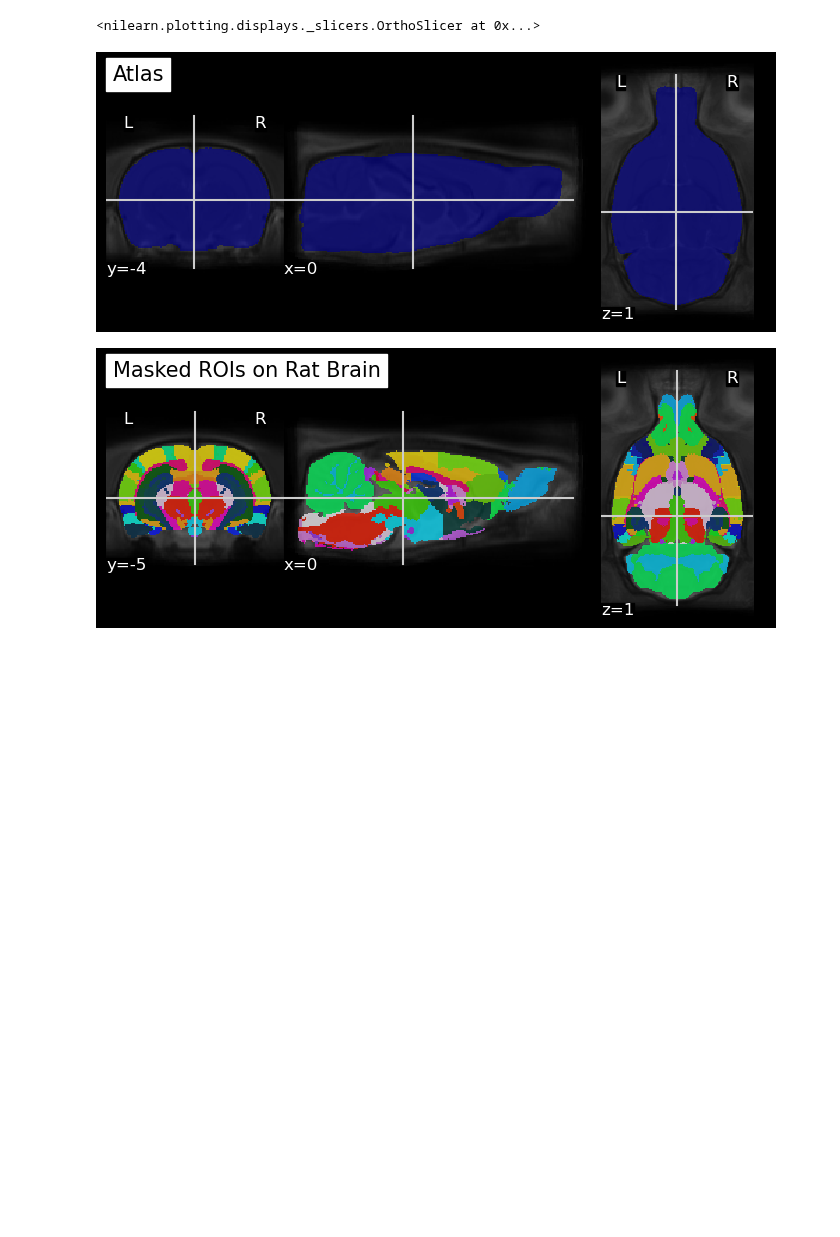
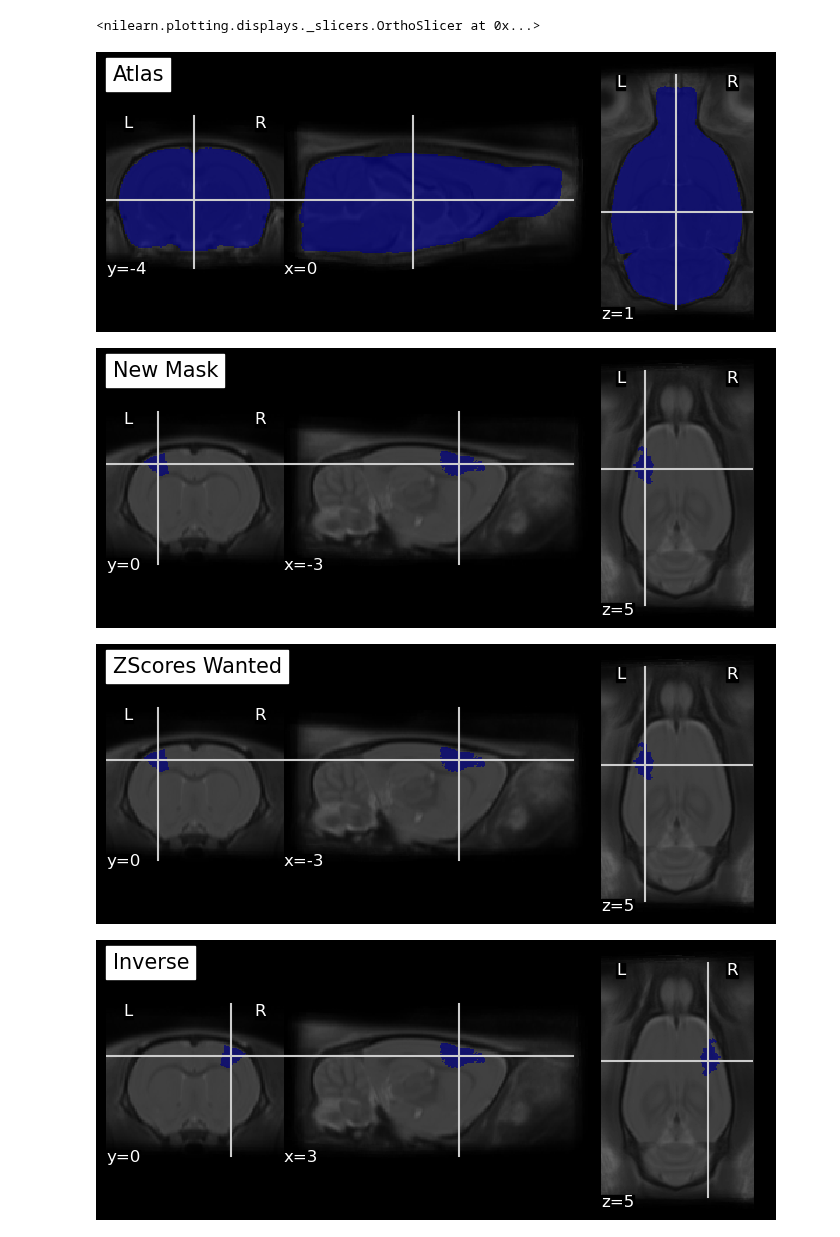
Before and after one commit to grandjeanlab/multirat_se, a Jupyter notebook: script/extract_roi.ipynb, the cells around one changed output. Drawn from its saved outputs; the diff is of its cells as text; code cells hidden in the pictures; blank space fills up the shorter version.

```diff
--- a/script/extract_roi.ipynb
+++ b/script/extract_roi.ipynb
@@ -48,6 +48,6 @@ atlas_labels = template_folder+'/SIGMA_Wistar_Rat_Brain_TemplatesAndAtlases_Vers
 atlas_mask = nib.load(template_folder+'SIGMA_Wistar_Rat_Brain_TemplatesAndAtlases_Version1.1/SIGMA_Rat_Anatomical_Imaging/SIGMA_Rat_Anatomical_InVivo_Template/SIGMA_InVivo_Brain_Mask.nii')
 
     # Subject info
-metadata_rabies='/home/traaffneu/margal/code/multirat_se/script/table/metadata_rabies.tsv'
-df = pd.read_csv(metadata_rabies, sep='\t')
+metadata_stand ='/home/traaffneu/margal/code/multirat_se/script/table/metadata_stand.tsv'
+df = pd.read_csv(metadata_stand, sep='\t')
 df = df.loc[(df['exclude'] != 'yes')]
@@ -64,7 +66,7 @@ for index in range(0, 1):
      # - Load result from GLM analysis -
 
     first_level_output = '/project/4180000.19/multirat_stim/scratch/rabies_test/first_level'
-    z_scores = nib.load(first_level_output +'/z_score/z_score_sub-0{}_ses-1.nii.gz'.format(subj_num))
+    zscores = nib.load(first_level_output +'/z_score/z_score_sub-0{}_ses-1.nii.gz'.format(subj_num))
     residuals = nib.load(first_level_output +'/residuals/residuals_sub-0{}_ses-1.nii.gz'.format(subj_num))
     beta_estimates = nib.load(first_level_output + '/beta_estimates/beta_sub-0{}_ses-1.nii.gz'.format(subj_num))
     effect_var = nib.load(first_level_output + '/effect_var/effect_var_sub-0{}_ses-1.nii.gz'.format(subj_num))
@@ -74,16 +76,22 @@ for index in range(0, 1):
     # - Extract signal from regions -
 
     masker_stand = NiftiLabelsMasker(labels_img=atlas_img, mask_img=atlas_mask, standardize=True, detrend=True).fit(subj_img)
-    masker = NiftiLabelsMasker(labels_img=atlas_img, mask_img=atlas_mask).fit(subj_img)
+    masker = NiftiLabelsMasker(labels_img=atlas_img, mask_img=atlas_mask, resampling_target='labels').fit(subj_img)
 
-    z_scores = masker.fit_transform(z_scores)
+    z_scores = masker.fit_transform(zscores)
+    print("Done z_scores")
     residuals = masker.fit_transform(residuals)
+    print("Done residuals")
     effect_size = masker.fit_transform(beta_estimates)
+    print("Done effect_size")
     effect_var = masker.fit_transform(effect_var)
+    print("Done effect_var")
     real_timeseries = masker_stand.fit_transform(subj_img)
+    print("Done real_timeseries")
     predicted_timeseries = masker.fit_transform(predicted_timeseries)
+    print("Done predicted_timeseries")
 
-        # Save as .csv file
+         # Save as .csv file
     savetxt(mask_zscores_dir+'zscores_sub-0{}_ses-1.csv'.format(subj_num), z_scores, delimiter=',')
     savetxt(residuals_dir+'residuals_sub-0{}_ses-1.csv'.format(subj_num), residuals, delimiter=',')
     savetxt(effect_size_dir+'effect_size_sub-0{}_ses-1.csv'.format(subj_num), effect_size, delimiter=',')
@@ -95,0 +105,18 @@ subj: 200100
+# %%
+# inverse_transform()
+
+wanted = 551
+new_mask = np.copy(atlas_img.get_fdata())
+new_mask[new_mask != wanted] = 0
+
+wanted_zone_img = nib.Nifti1Image(new_mask, affine=atlas_img.affine)
+wanted_zone_masker = NiftiLabelsMasker(labels_img=atlas_img, mask_img=wanted_zone_img, resampling_target='labels')
+
+z_scores_wanted_signals = wanted_zone_masker.fit_transform(zscores)
+z_scores_wanted_img = wanted_zone_masker.inverse_transform(z_scores_wanted_signals)
+
+max = np.max(z_scores[0])
+
+test = np.copy(z_scores)
+test[0][test[0] < max] = 0
+inverse = masker.inverse_transform(test)
@@ -96,12 +172,19 @@ subj: 200100
 # %%
 from nilearn import plotting
+
 
 #report = masker.generate_report()
 #report
 
 plotting.plot_roi(atlas_mask, bg_img=template_path, title="Atlas")
+plotting.plot_roi(nib.Nifti1Image(new_mask, affine=atlas_img.affine), bg_img=template_path, title="New Mask")
+plotting.plot_roi(z_scores_wanted_img, bg_img=template_path, title="ZScores Wanted")
+plotting.plot_roi(inverse, bg_img=template_path, title="Inverse")
+plotting.plot_roi(inverse.slicer[:, :, :, 0], bg_img=template_path, title="Inversed")
 plotting.plot_roi(masker.labels_img_, bg_img=template_path, title='Masked ROIs on Rat Brain')
 # %% [output]
 <nilearn.plotting.displays._slicers.OrthoSlicer at 0x...>
 [figure]
-[figure, old version]
+[figure, new version]
+[figure, added]
+[figure, added]
```
Also changed, not shown: parts of 10 cells of this notebook.
